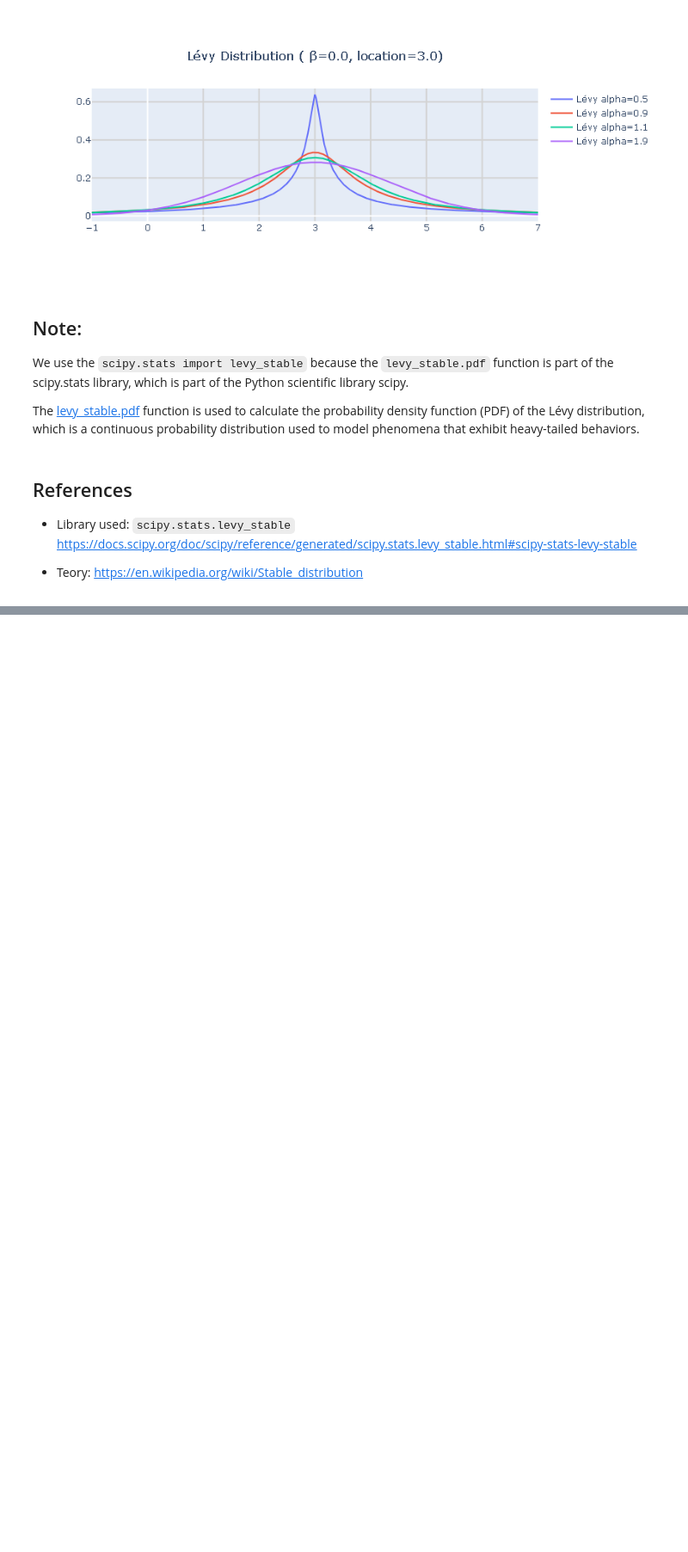
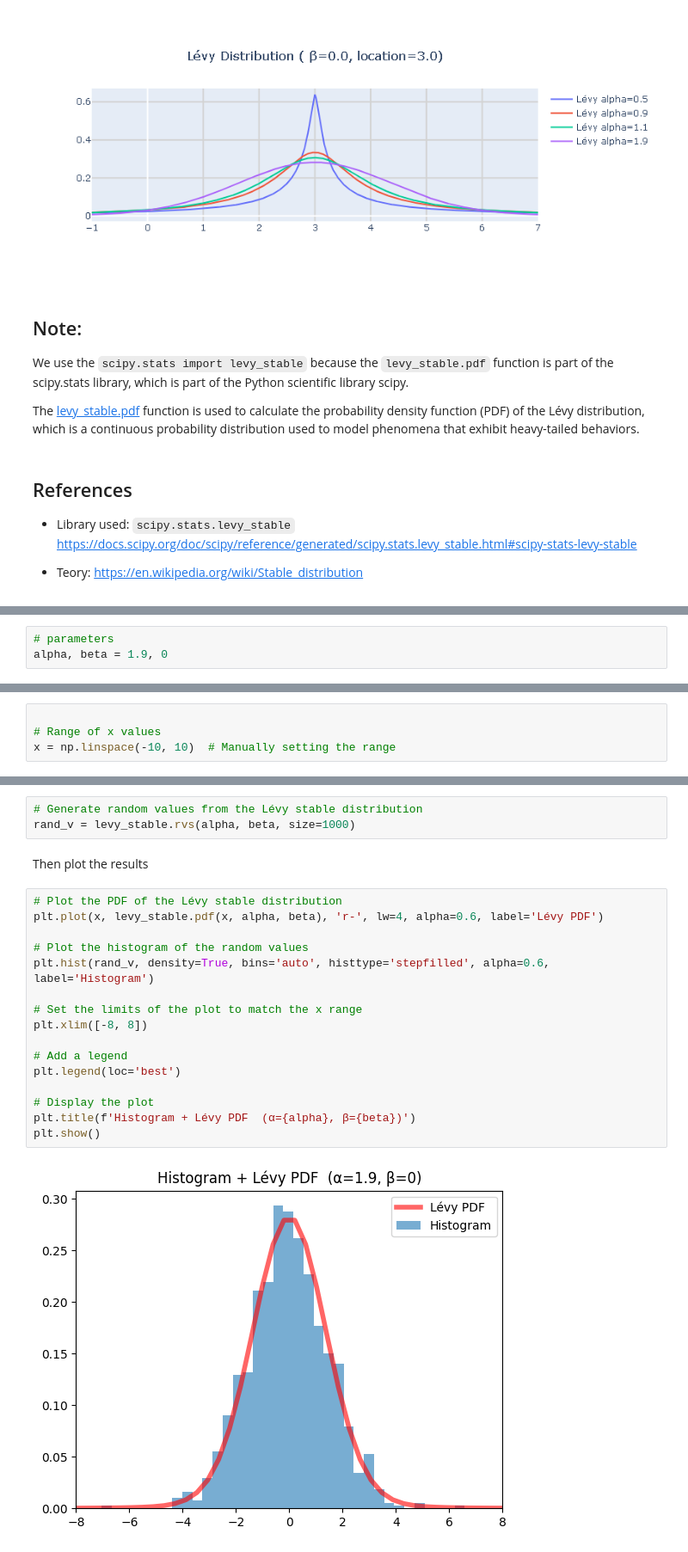
Before and after one commit to herikZ13/Assignment-1_HZS, a Jupyter notebook: Assignment 1_HZS.ipynb, the cells around one changed output, grey strips where cells are left out. Shown at 86% size. Saved outputs shown, nothing was run; the diff lists cells and outputs as text; blank space fills up the shorter version.

```diff
--- a/Assignment 1_HZS.ipynb
+++ b/Assignment 1_HZS.ipynb
@@ -165,0 +173,3 @@ https://en.wikipedia.org/wiki/Stable_distribution
+# %%
+# parameters
+alpha, beta = 1.9, 0
@@ -165,0 +182,4 @@ https://en.wikipedia.org/wiki/Stable_distribution
+# %%
+
+# Range of x values
+x = np.linspace(-10, 10)  # Manually setting the range
@@ -165,0 +188,23 @@ https://en.wikipedia.org/wiki/Stable_distribution
+# %%
+# Generate random values from the Lévy stable distribution
+rand_v = levy_stable.rvs(alpha, beta, size=1000)
+# %% [markdown]
+Then plot the results
+# %%
+# Plot the PDF of the Lévy stable distribution
+plt.plot(x, levy_stable.pdf(x, alpha, beta), 'r-', lw=4, alpha=0.6, label='Lévy PDF')
+
+# Plot the histogram of the random values
+plt.hist(rand_v, density=True, bins='auto', histtype='stepfilled', alpha=0.6, label='Histogram')
+
+# Set the limits of the plot to match the x range
+plt.xlim([-8, 8])
+
+# Add a legend
+plt.legend(loc='best')
+
+# Display the plot
+plt.title(f'Histogram + Lévy PDF  (α={alpha}, β={beta})')
+plt.show()
+# %% [output]
+[figure, added]
```
Also changed, not shown: parts of 6 cells of this notebook.
